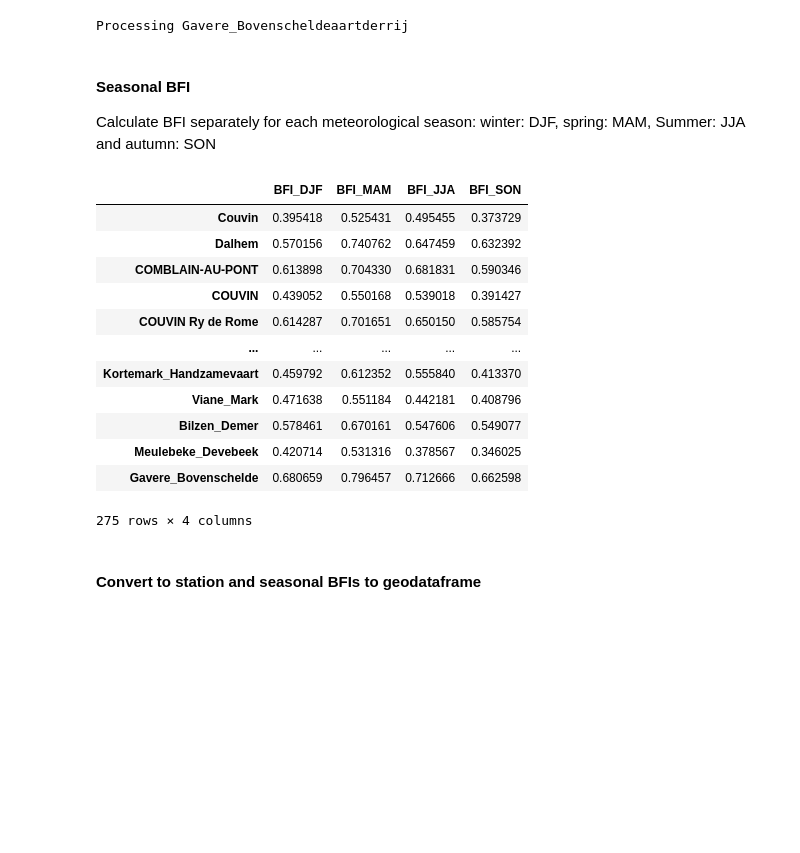
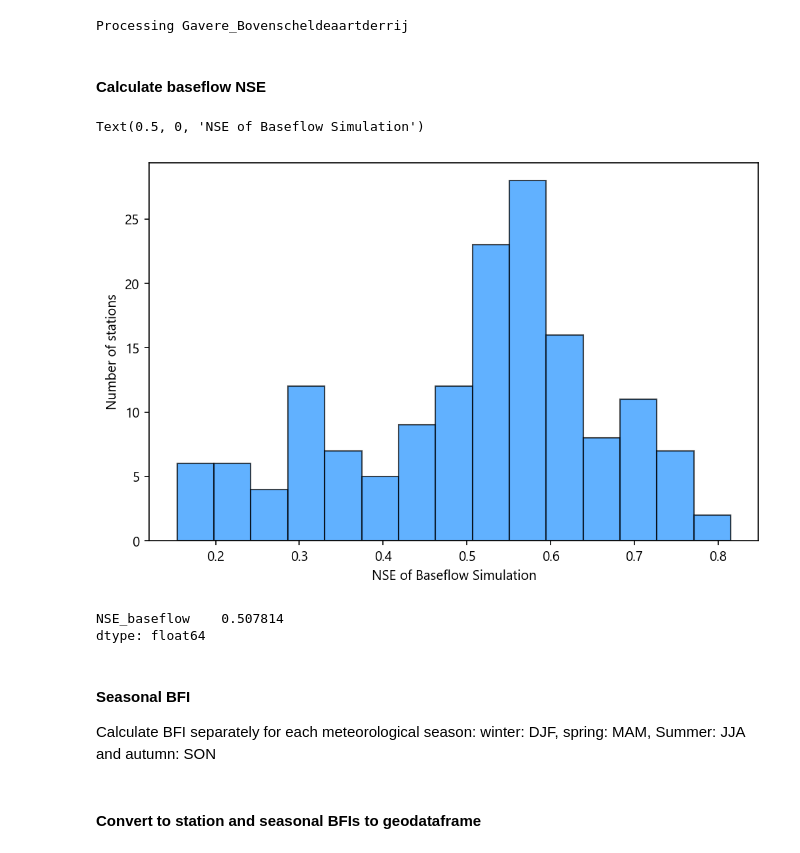
Before and after one commit to klekarkar/pre_post_process_mHM, a Jupyter notebook: baseflow_separation.ipynb, the cells around one changed output. Saved outputs shown, nothing was run; the diff lists cells and outputs as text; code cells hidden in the pictures; blank space fills up the shorter version.

```diff
--- a/baseflow_separation.ipynb
+++ b/baseflow_separation.ipynb
@@ -63,10 +70,18 @@ coords_dict = {}
 
 
 for key, data in eval_stations_Q.items():
-    #read the data
+    #read the OBSERVED data
     nameStation = key
 
-    df = eval_stations_Q[nameStation]
+    df_obs = eval_stations_Q[nameStation]
+
+    #read simulated data from mHM
+    for f in mHM_flowSim:
+        if nameStation in f:
+            df_sim = pd.read_csv(f, parse_dates=['time'], index_col='time')
+        else:
+            #skip if not found
+            continue
 
     #drop duplicate station names
     station_locations.drop_duplicates(subset=['name'], inplace=True)
@@ -76,10 +91,13 @@ for key, data in eval_stations_Q.items():
     lon = station_locations.loc[station_locations['name'] == nameStation, 'lon'].values[0]
 
     print(f'Processing {nameStation}', end='\r')
-    baseflow_dict, bfi, df_kge = baseflow.separation(df, return_bfi=True, return_kge=True) # to select a method, use the `method` parameter
+    baseflow_dict, bfi, df_kge = baseflow.separation(df_obs, return_bfi=True, return_kge=True) # to select a method, use the `method` parameter
 
     #choose best method based on KGE
     best_method = df_kge.idxmax(axis=1).iloc[0]  #iloc[0] grabs the station name from the index
+
+    #extract simulated baseflow for the station
+    baseflow_dict_sim, bfi_sim, df_kge_sim = baseflow.separation(df_sim, return_bfi=True, return_kge=True, method=best_method)
 
     #extract the KGE for the best method
     kge_dict[nameStation] = np.round(df_kge[best_method].iloc[0], 3)
@@ -88,18 +106,50 @@ for key, data in eval_stations_Q.items():
     coords_dict[nameStation] = (lon, lat)
 
     #extract the baseflow timeseries for the best method
-    df_Qb = baseflow_dict[best_method]
+    df_Qb_obs = baseflow_dict[best_method]
+    df_Qb_sim = baseflow_dict_sim[best_method]
 
     #get the bfi based on the best method
     bfi_dict[nameStation] = np.round(bfi[best_method].iloc[0],3)
 
     #Get the Qtotal and Qbaseflow for the station
-    df_stat = pd.concat([df, df_Qb], axis=1)
-    df_stat.columns = ['Q', 'Q_bf']
+    df_stat = pd.concat([df_obs, df_Qb_obs, df_Qb_sim], axis=1)
+    df_stat.columns = ['Q', 'Q_bf_obs', 'Q_bf_sim']
+
 
     baseflow_dict_stations[nameStation] = df_stat
 # %% [output]
 Processing Gavere_Bovenscheldeaartderrij
+# %% [markdown]
+#### Calculate baseflow NSE
+# %%
+#calculate NSE of obs vs NSE simulated baseflow
+nse_BF_dict = {}
+for key, df_stat in baseflow_dict_stations.items():
+    nameStation = key
+    df_stat = df_stat.dropna()
+    nse_BF= 1- (np.sum((df_stat['Q_bf_obs'] - df_stat['Q_bf_sim'])**2) / np.sum((df_stat['Q_bf_obs'] - np.mean(df_stat['Q_bf_obs']))**2))
+    nse_BF_dict[nameStation] = np.round(nse_BF,3)
+
+#to df
+df_nse_BF = pd.DataFrame.from_dict(nse_BF_dict, orient='index', columns=['NSE_baseflow'])
+
+#Select only stations with NSE > 0
+df_nse_BF = df_nse_BF[df_nse_BF['NSE_baseflow'] > 0.1]
+# %%
+fig, ax = plt.subplots(figsize=(8,5), dpi=150)
+df_nse_BF.plot(kind='hist', bins=15, color='dodgerblue', edgecolor='black', alpha=0.7, ax=ax)
+ax.legend().remove()
+ax.set_ylabel('Number of stations')
+ax.set_xlabel('NSE of Baseflow Simulation')
+# %% [output]
+Text(0.5, 0, 'NSE of Baseflow Simulation')
+[figure, added]
+# %%
+df_nse_BF.mean()
+# %% [output]
+NSE_baseflow    0.507814
+dtype: float64
 # %% [markdown]
 #### Seasonal BFI
 Calculate BFI separately for each meteorological season: winter: DJF, spring: MAM, Summer: JJA and autumn: SON
@@ -146,22 +196,6 @@ for nameStation, df in baseflow_dict_stations.items():
 
 #combine all seasonal baseflow DataFrames into a single DataFrame
 seasonal_baseflow_df = pd.concat(station_Qb, axis=0)
-# %%
-seasonal_baseflow_df
-# %% [output]
-|  | BFI_DJF | BFI_MAM | BFI_JJA | BFI_SON |
-| Couvin | 0.395418 | 0.525431 | 0.495455 | 0.373729 |
-| Dalhem | 0.570156 | 0.740762 | 0.647459 | 0.632392 |
-| COMBLAIN-AU-PONT | 0.613898 | 0.704330 | 0.681831 | 0.590346 |
-| COUVIN | 0.439052 | 0.550168 | 0.539018 | 0.391427 |
-| COUVIN Ry de Rome | 0.614287 | 0.701651 | 0.650150 | 0.585754 |
-| ... | ... | ... | ... | ... |
-| Kortemark_Handzamevaart | 0.459792 | 0.612352 | 0.555840 | 0.413370 |
-| Viane_Mark | 0.471638 | 0.551184 | 0.442181 | 0.408796 |
-| Bilzen_Demer | 0.578461 | 0.670161 | 0.547606 | 0.549077 |
-| Meulebeke_Devebeek | 0.420714 | 0.531316 | 0.378567 | 0.346025 |
-| Gavere_Bovenschelde | 0.680659 | 0.796457 | 0.712666 | 0.662598 |
-275 rows × 4 columns
 # %% [markdown]
 #### Convert to station and seasonal BFIs to geodataframe
 # %%
```
Also changed, not shown: parts of 2 cells of this notebook, 5 other files.
